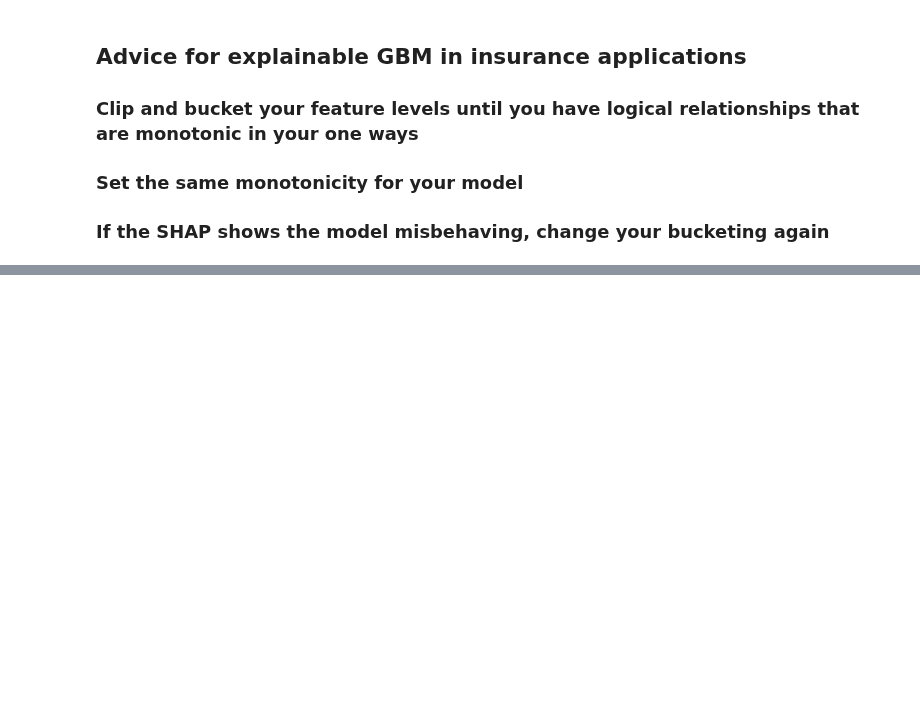
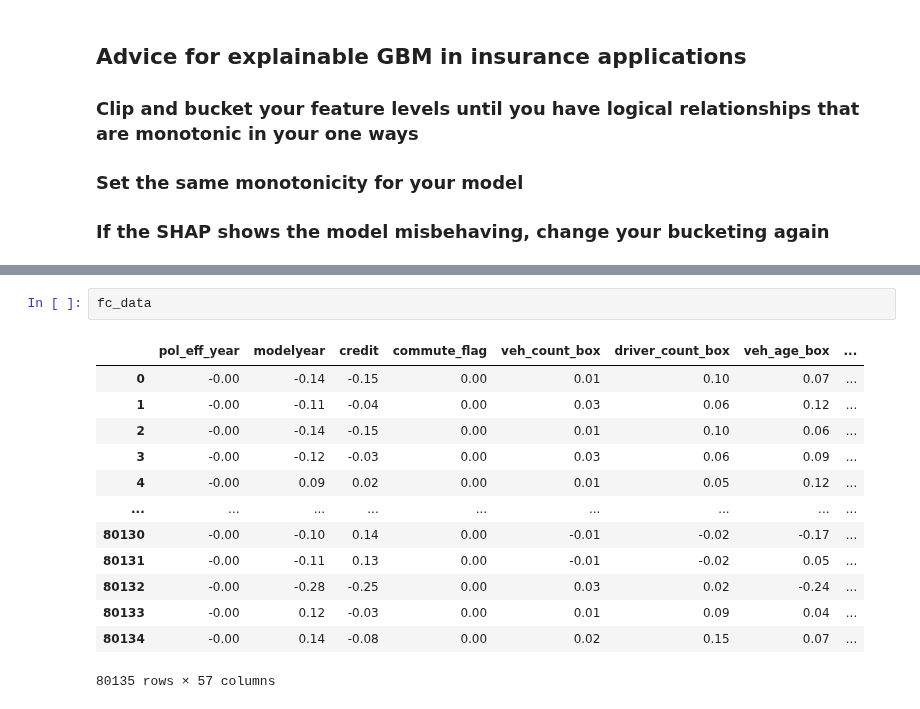
Before and after one commit to RuthlessActuary2023/CAS-RPM-2026-Theory-to-Code, a Jupyter notebook: 2026_CAS_RPM_Python_XGB.ipynb, the cells around one changed output, grey strips where cells are left out. Saved outputs shown, nothing was run; the diff lists cells and outputs as text; blank space fills up the shorter version.

```diff
--- a/2026_CAS_RPM_Python_XGB.ipynb
+++ b/2026_CAS_RPM_Python_XGB.ipynb
@@ -795,0 +1088,16 @@ model_xgb.trees_to_dataframe() # This is here for reference
+# %%
+fc_data
+# %% [output]
+|  | pol_eff_year | modelyear | credit | commute_flag | veh_count_box | driver_count_box | veh_age_box | ... |
+| 0 | -0.00 | -0.14 | -0.15 | 0.00 | 0.01 | 0.10 | 0.07 | ... |
+| 1 | -0.00 | -0.11 | -0.04 | 0.00 | 0.03 | 0.06 | 0.12 | ... |
+| 2 | -0.00 | -0.14 | -0.15 | 0.00 | 0.01 | 0.10 | 0.06 | ... |
+| 3 | -0.00 | -0.12 | -0.03 | 0.00 | 0.03 | 0.06 | 0.09 | ... |
+| 4 | -0.00 | 0.09 | 0.02 | 0.00 | 0.01 | 0.05 | 0.12 | ... |
+| ... | ... | ... | ... | ... | ... | ... | ... | ... |
+| 80130 | -0.00 | -0.10 | 0.14 | 0.00 | -0.01 | -0.02 | -0.17 | ... |
+| 80131 | -0.00 | -0.11 | 0.13 | 0.00 | -0.01 | -0.02 | 0.05 | ... |
+| 80132 | -0.00 | -0.28 | -0.25 | 0.00 | 0.03 | 0.02 | -0.24 | ... |
+| 80133 | -0.00 | 0.12 | -0.03 | 0.00 | 0.01 | 0.09 | 0.04 | ... |
+| 80134 | -0.00 | 0.14 | -0.08 | 0.00 | 0.02 | 0.15 | 0.07 | ... |
+80135 rows × 57 columns
```
Also changed, not shown: parts of 22 cells of this notebook.
